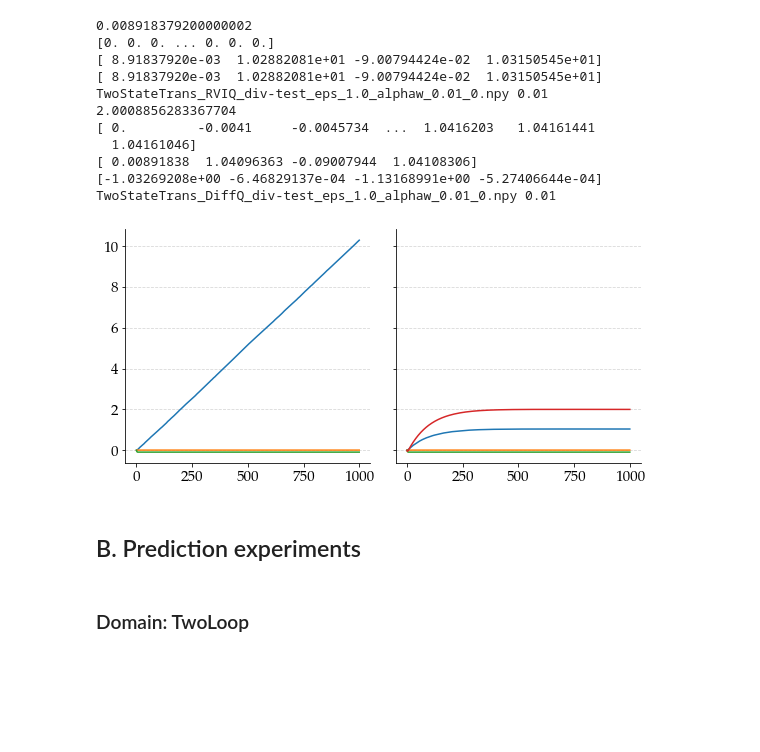
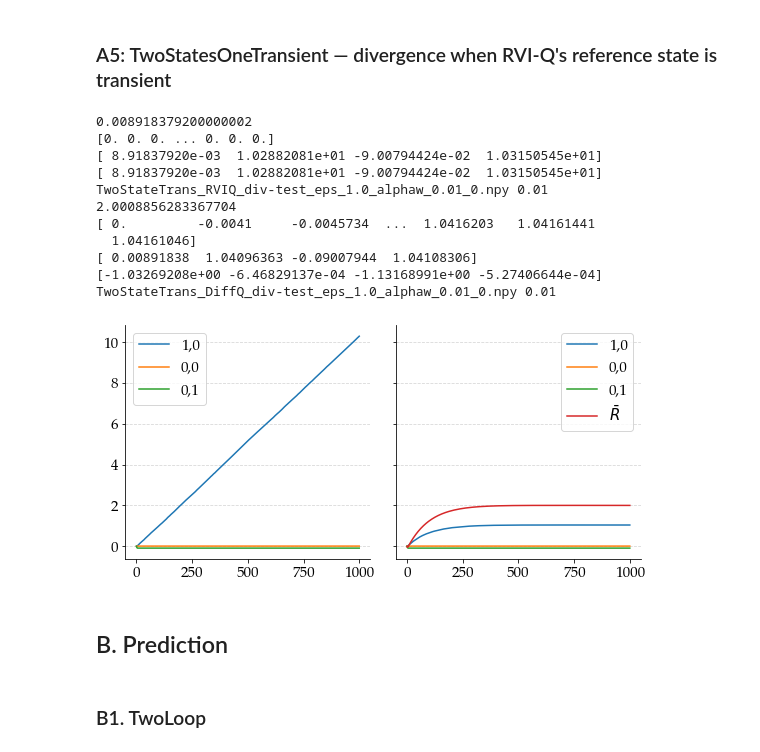
Before and after one commit to abhisheknaik96/average-reward-methods, a Jupyter notebook: learning_planning_exps.ipynb, the cells around one changed output. Saved outputs shown, nothing was run; the diff lists cells and outputs as text; code cells hidden in the pictures; blank space fills up the shorter version.

```diff
--- a/learning_planning_exps.ipynb
+++ b/learning_planning_exps.ipynb
@@ -310,0 +546,7 @@ plot_learning_curve_control(filenames, title='TwoChoice_all_eps_0.1', window=100
+# %%
+filenames = [
+        ('./results/control/Catcher/', "Catcher_DiffQ_eps_0.1_tile_1.npy"),      # alpha=0.02, eta=1.0
+    ]
+
+plot_learning_curve(filenames, item='rewards_all_train', title='control_Catcher_lc', window=10000,
+                    sample=10000, out_location='./results/control/Catcher/', final=False)
@@ -311,3 +555,5 @@ plot_learning_curve_control(filenames, title='TwoChoice_all_eps_0.1', window=100
+# %% [markdown]
+### A5: TwoStatesOneTransient — divergence when RVI-Q's reference state is transient
 # %%
 ### To run the experiments with RVI-Q and Diff-Q:
 
@@ -315,7 +561,7 @@ plot_learning_curve_control(filenames, title='TwoChoice_all_eps_0.1', window=100
 # python run_exp.py --exp run_exp_learning_control_no_eval --config-file config_files/divergence_TwoStatesOneTrans_rvi-q.json --output-folder results/control/Divergence
 # %%
 def plot_weights_twostatesonetrans(title, location='./results/', num_states=2,
-                                   num_actions=2, which_step_size='alpha_w'):
+                                   num_actions=2, which_step_size='alpha_w', final=False):
 
     # color_map = [['red', 'magenta', 'orange'], ['limegreen', 'cyan', 'blue']]
 
@@ -352,40 +598,43 @@ def plot_weights_twostatesonetrans(title, location='./results/', num_states=2,
 
         mean = np.mean(weights[:,:,2], axis=0)
         stderr = np.std(weights[:,:,2], axis=0) / np.sqrt(num_runs)
         axes[i].plot(x_s, mean, label='0,1')
         axes[i].fill_between(x_s, mean + stderr, mean - stderr, alpha=0.3)
 
         if 'DiffQ' in filename:
             mean = np.mean(avg_r_all, axis=0)
             stderr = np.std(avg_r_all, axis=0) / np.sqrt(num_runs)
             axes[i].plot(x_s, mean, label=r'$\bar{R}$')
             axes[i].fill_between(x_s, mean + stderr, mean - stderr, alpha=0.3)
 
         ss = data['params']['agent_parameters'][which_step_size]
-        print(filename, ss)
-        # axes[i].legend()
+        if not final:
+            print(filename, ss)
+            axes[i].legend()
         axes[i].grid(b=True, axis='y', alpha=0.5, linestyle='--')
 
     plt.tight_layout()
-    assert os.path.isfile(location + title + '_weights.png') == False, "File already exists. Don't overwrite!"
-    plt.savefig(location + title + '_weights.png', dpi=1200)
+    if final:
+        assert os.path.isfile(location + title + '_weights.png') == False, "File already exists. Don't overwrite!"
+        plt.savefig(location + title + '_weights.png', dpi=1200, transparent=True)
     plt.show()
 
-plot_weights_twostatesonetrans('TwoStateTrans_div_eps1.0_alphaw_0.01_withR')
+plot_weights_twostatesonetrans('TwoStateTrans_div_eps1.0_alphaw_0.01_withR', location='./results/control/Divergence',
+                               final=False)
 # %% [output]
 0.008918379200000002
 [0. 0. 0. ... 0. 0. 0.]
 [ 8.91837920e-03  1.02882081e+01 -9.00794424e-02  1.03150545e+01]
 [ 8.91837920e-03  1.02882081e+01 -9.00794424e-02  1.03150545e+01]
 TwoStateTrans_RVIQ_div-test_eps_1.0_alphaw_0.01_0.npy 0.01
 2.0008856283367704
 [ 0.         -0.0041     -0.0045734  ...  1.0416203   1.04161441
   1.04161046]
 [ 0.00891838  1.04096363 -0.09007944  1.04108306]
 [-1.03269208e+00 -6.46829137e-04 -1.13168991e+00 -5.27406644e-04]
 TwoStateTrans_DiffQ_div-test_eps_1.0_alphaw_0.01_0.npy 0.01
-[figure, old version]
+[figure, new version]
 # %% [markdown]
-## B. Prediction experiments
+## B. Prediction
 # %% [markdown]
-### Domain: TwoLoop
+### B1. TwoLoop
```
Also changed, not shown: parts of 61 cells of this notebook, 26 other files.
